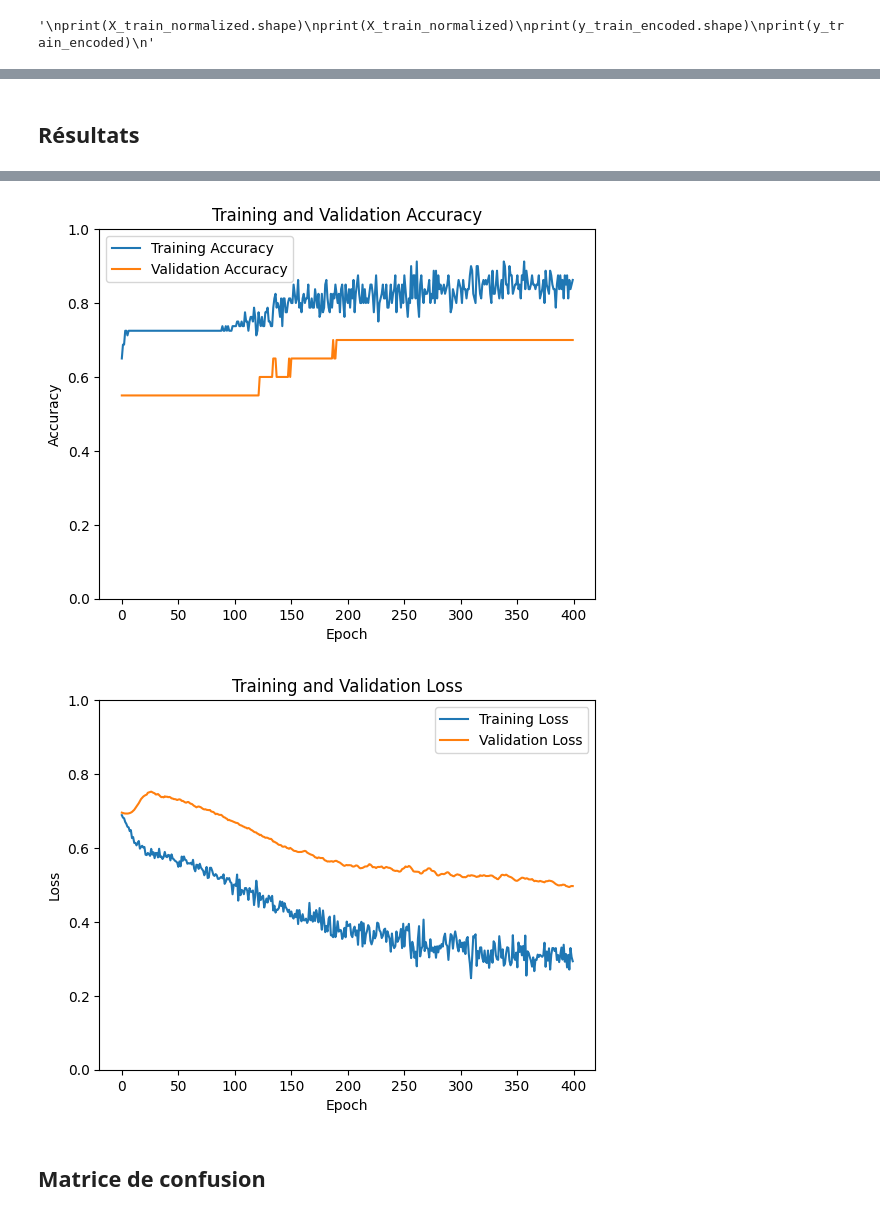
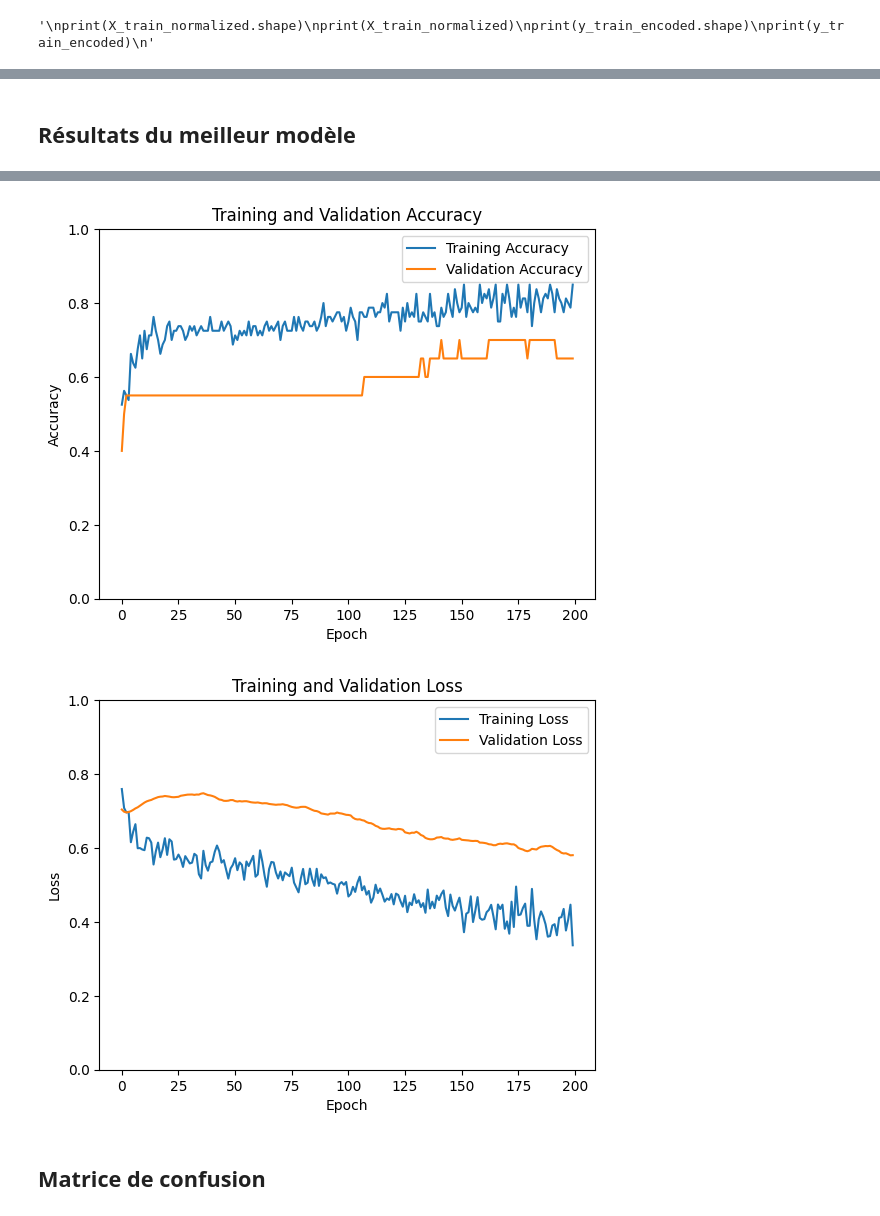
Before and after one commit to Transformot/deep-learning_project, a Jupyter notebook: Convolutional-Neural-Network.ipynb, the cells around one changed output, grey strips where cells are left out. Drawn from its saved outputs; the diff is of its cells as text; code cells hidden in the pictures.

```diff
--- a/Convolutional-Neural-Network.ipynb
+++ b/Convolutional-Neural-Network.ipynb
@@ -113,14 +125,7 @@ print(y_train_encoded)
 # %%
-"""
-❒ Les hyperparamètres des layers : kernel size, dropout, méthode d’activation des layers cachés, méthode d’activation du layer final, …
-
-❒ Les hyperparamètres de compilation du modèle: optimizer, loss, learning rate …
-
-❒ Les hyperparamètres d’exécution du modèle : batch size, nombre d’epochs, …
-"""
 # HyperParameter des layers :
 # specify filter numbers
-filters = 5
+filters = 1
 # specify filter size
 kernel_size = 3
 # specify stride size
@@ -138,18 +143,17 @@ nb_classes = 2
 
 # HyperParameter de compilation :
 # choose learning rate
-learning_rate = 0.0005
+learning_rate = 0.001
 # choose the optimization algorithm by specifying the learning rate
 optimizer_algo = tf.keras.optimizers.Adam(learning_rate=learning_rate)
 # choose the cost function: categorical cross entropy
 cost_function = tf.keras.losses.categorical_crossentropy
 
-
 ## HyperParameter d’exécution :
 # choose batch size
 mini_batch_size = 16
 # choose number of epochs
-nb_epochs = 400
+nb_epochs = 200
 # specify the percentage for validation
 percentage_of_train_as_validation = 0.2
 # %% [markdown]
@@ -202,25 +209,12 @@ model.compile(loss=cost_function,optimizer=optimizer_algo, metrics=['accuracy'])
 # %%
-import time
-
 # specify the model checkpoint (to save the best model for each epoch)
-model_checkpoint = tf.keras.callbacks.ModelCheckpoint('best-model.h5', monitor='val_loss', save_best_only=True)
-
-# Début du compteur de temps
-start_time = time.time()
+model_checkpoint = tf.keras.callbacks.ModelCheckpoint('best-model.keras', monitor='val_loss', save_best_only=True)
+#model_checkpoint = model.save('my_model.keras')
 
 # start training
 history = model.fit(X_train_normalized, y_train_encoded,
                     batch_size=mini_batch_size,
                     epochs=nb_epochs,
                     validation_split=percentage_of_train_as_validation,
-                    verbose=True,
+                    verbose=False,
                     callbacks=[model_checkpoint])
-
-# Fin du compteur de temps
-end_time = time.time()
-
-# Calcul de la durée d'entraînement en secondes
-training_time_seconds = end_time - start_time
-
-# Affichage de la durée d'entraînement en minutes et secondes
-print(f"Temps d'entraînement : {training_time_seconds // 60} minutes et {training_time_seconds % 60} secondes.")
@@ -254,9 +221,9 @@ Temps d'entraînement : 0.0 minutes et 21.756179332733154 secondes.
 # %% [markdown]
-## Résultats
+## Résultats du meilleur modèle
 # %%
 
 # Charge le meilleur modèle
-best_model = tf.keras.models.load_model('best-model.h5')
+best_model = tf.keras.models.load_model('best-model.keras')
 
 # Evaluate the model on the test set
 test_loss, test_accuracy = best_model.evaluate(X_train_normalized, y_test_encoded)
@@ -290,5 +257,5 @@ Test Accuracy: 0.5299999713897705
-[figure, old version]
+[figure, new version]
-[figure, old version]
+[figure, new version]
 # %% [markdown]
 ## Matrice de confusion
 # %%
```
Also changed, not shown: parts of 12 cells of this notebook, 2 other files.
